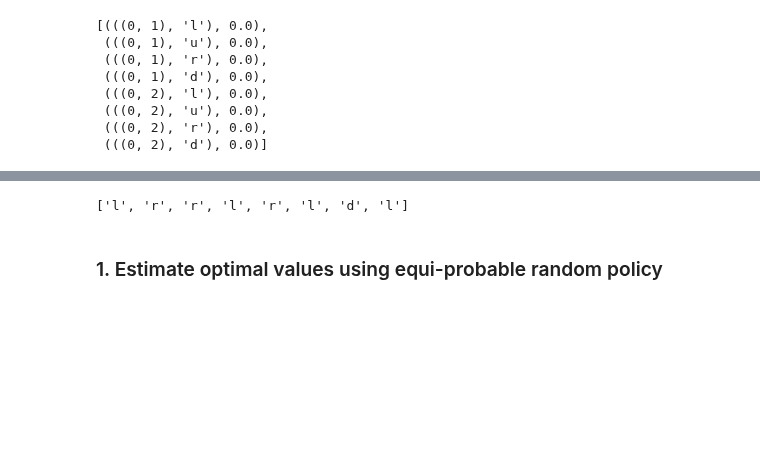
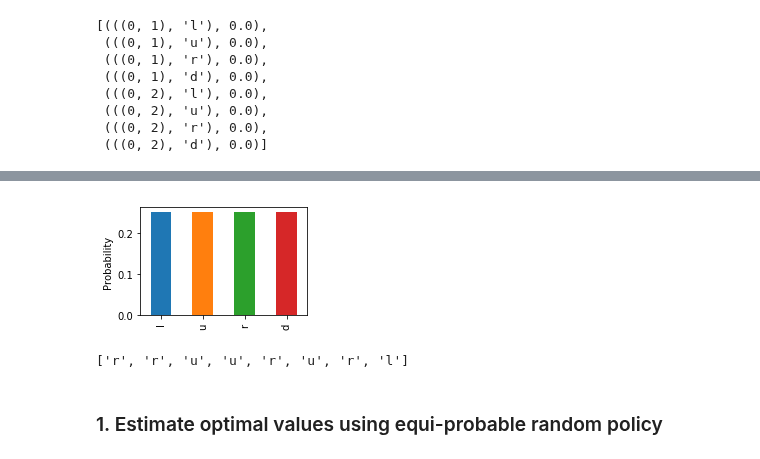
Before and after one commit to billtubbs/game-learner, a Jupyter notebook: Sutton-Barto-book-exercise-answers.ipynb, the cells around one changed output, grey strips where cells are left out. Saved outputs shown, nothing was run; the diff lists cells and outputs as text; code cells hidden in the pictures; blank space fills up the shorter version.

```diff
--- a/Sutton-Barto-book-exercise-answers.ipynb
+++ b/Sutton-Barto-book-exercise-answers.ipynb
@@ -319,6 +339,16 @@ greedy_policy_with_q_values(game, state, action, q_values)
 def random_policy(game, state, action, values=None):
 
     return 1.0/len(game.actions)
+# %%
+# Test above function
+state = (1, 1)
+actions = ['l', 'u', 'r', 'd']
+pd.Series([random_policy(game, state, a)
+          for a in actions], index=actions).plot.bar(figsize=(3, 2))
+plt.ylabel("Probability")
+plt.show()
+# %% [output]
+[figure, added]
 # %%
 def policy_action(game, policy, state, values):
 
@@ -329,8 +359,8 @@ def policy_action(game, policy, state, values):
 # %%
 # Test above function
-[policy_action(game, random_policy, (2, 2), values) for i in range(8)]
+[policy_action(game, random_policy, (1, 1), values) for i in range(8)]
 # %% [output]
-['l', 'r', 'r', 'l', 'r', 'l', 'd', 'l']
+['r', 'r', 'u', 'u', 'r', 'u', 'r', 'l']
 # %%
 def bellman_equation(game, policy, values, lr):
     """Updates the value function using the Bellman
```
Also changed, not shown: parts of 14 cells of this notebook.
